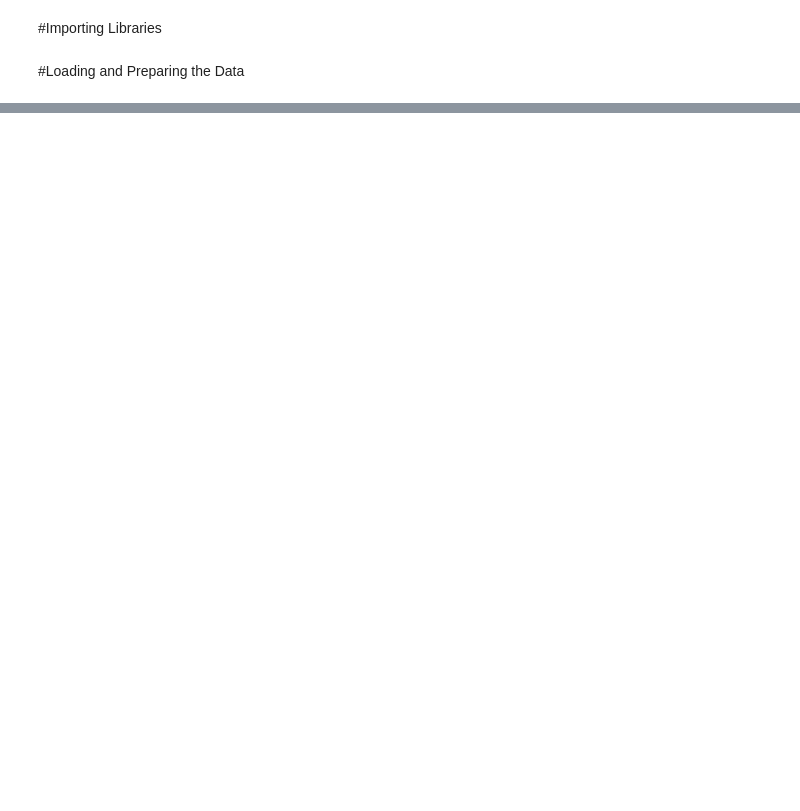
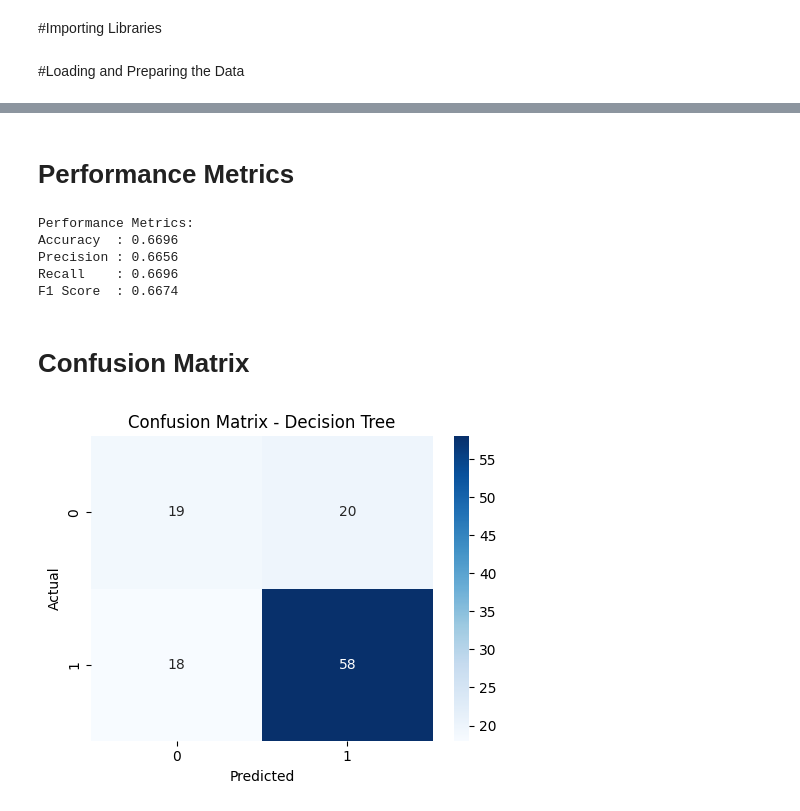
Before and after one commit to bahing-rai/AI-Coursework, a Jupyter notebook: AI_Coursework.ipynb, the cells around one changed output, grey strips where cells are left out. Drawn from its saved outputs; the diff is of its cells as text; code cells hidden in the pictures; blank space fills up the shorter version.

Commit message:
Confusion Matrix

```diff
--- a/AI_Coursework.ipynb
+++ b/AI_Coursework.ipynb
@@ -83,0 +45,3 @@ plt.show()
+# %%
+scaler = StandardScaler()
+X_scaled = scaler.fit_transform(X)
@@ -83,0 +51,4 @@ plt.show()
+# %%
+X_train, X_test, y_train, y_test = train_test_split(
+    X_scaled, y, test_size=0.2, random_state=42
+)
@@ -83,0 +57,3 @@ plt.show()
+# %%
+dt_model = DecisionTreeClassifier(max_depth=15, random_state=42)
+dt_model.fit(X_train, y_train)
@@ -83,0 +64,2 @@ plt.show()
+# %%
+y_pred = dt_model.predict(X_test)
@@ -83,0 +81,32 @@ plt.show()
+# %% [markdown]
+# Performance Metrics
+# %%
+accuracy = accuracy_score(y_test, y_pred)
+precision = precision_score(y_test, y_pred, average='weighted')
+recall = recall_score(y_test, y_pred, average='weighted')
+f1 = f1_score(y_test, y_pred, average='weighted')
+
+print(f"\nPerformance Metrics:")
+print(f"Accuracy  : {accuracy:.4f}")
+print(f"Precision : {precision:.4f}")
+print(f"Recall    : {recall:.4f}")
+print(f"F1 Score  : {f1:.4f}")
+# %% [output]
+Performance Metrics:
+Accuracy  : 0.6696
+Precision : 0.6656
+Recall    : 0.6696
+F1 Score  : 0.6674
+# %% [markdown]
+# Confusion Matrix
+# %%
+conf_matrix = confusion_matrix(y_test, y_pred)
+plt.figure(figsize=(5, 4))
+sns.heatmap(conf_matrix, annot=True, fmt='d', cmap='Blues')
+plt.title('Confusion Matrix - Decision Tree')
+plt.xlabel('Predicted')
+plt.ylabel('Actual')
+plt.tight_layout()
+plt.show()
+# %% [output]
+[figure, added]
```
Also changed, not shown: parts of 34 cells of this notebook.
